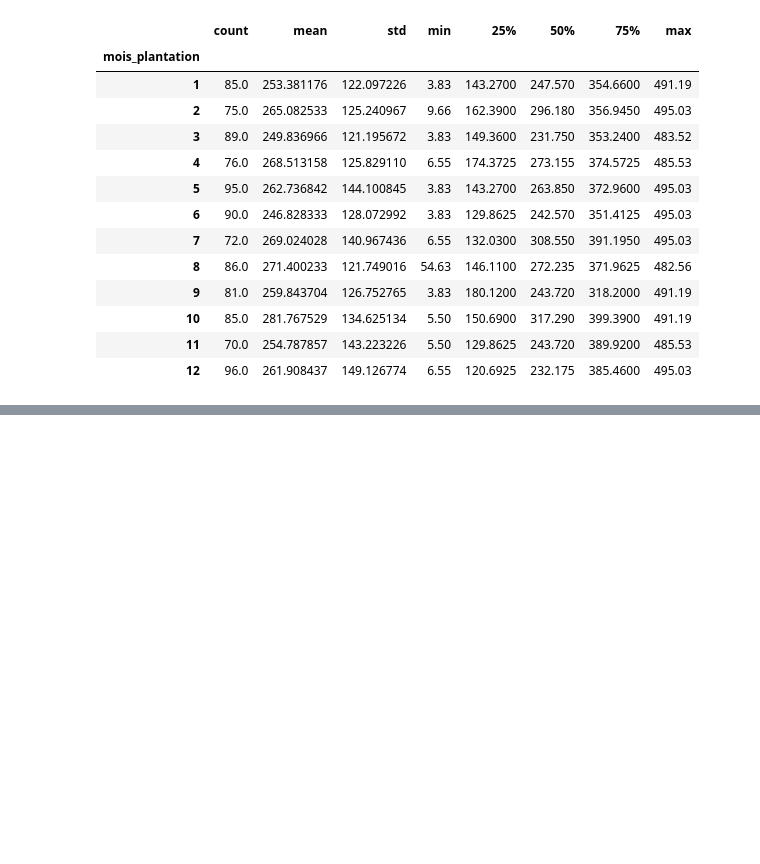
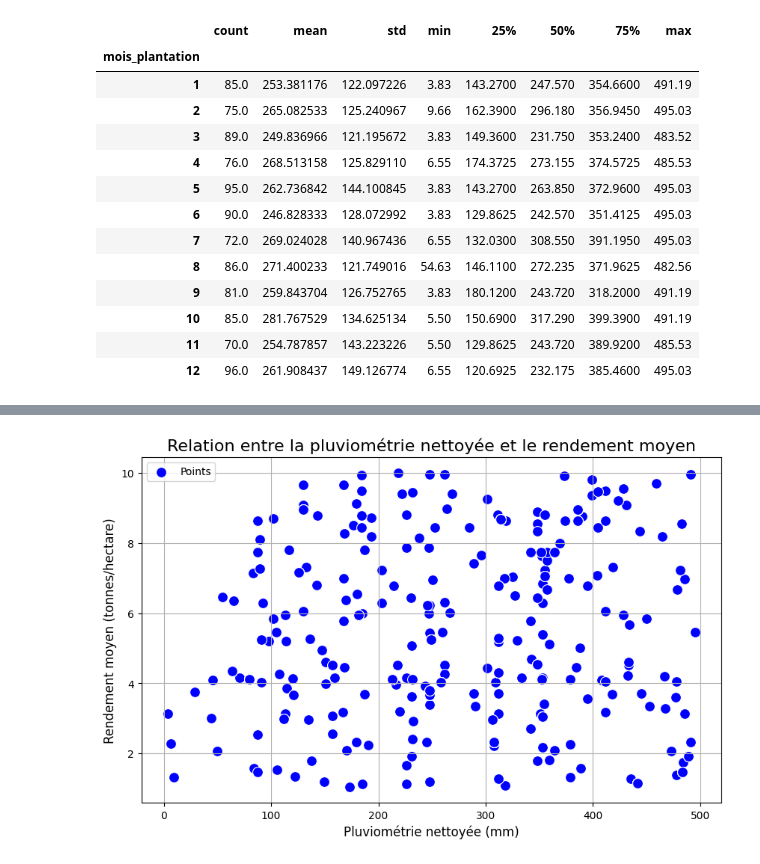
Before and after one commit to Flinguee75/ML-Yield-Prediction-Model, a Jupyter notebook: datasets/data_workflow.ipynb, the cells around one changed output, grey strips where cells are left out. Saved outputs shown, nothing was run; the diff lists cells and outputs as text; code cells hidden in the pictures; blank space fills up the shorter version.

```diff
--- a/datasets/data_workflow.ipynb
+++ b/datasets/data_workflow.ipynb
@@ -136,0 +195,12 @@ dataset.groupby('mois_plantation')['pluviometrie'].describe()
+# %%
+plt.figure(figsize=(10, 6))
+sns.scatterplot(data=dataset, x='pluviometrie_cleaned', y='rendement_moyen', s=100, color='blue', label="Points")
+
+plt.title('Relation entre la pluviométrie nettoyée et le rendement moyen', fontsize=16)
+plt.xlabel('Pluviométrie nettoyée (mm)', fontsize=12)
+plt.ylabel('Rendement moyen (tonnes/hectare)', fontsize=12)
+plt.grid(True)
+plt.legend()
+plt.show()
+# %% [output]
+[figure, added]
```
Also changed, not shown: parts of 14 cells of this notebook, 1 other file.
